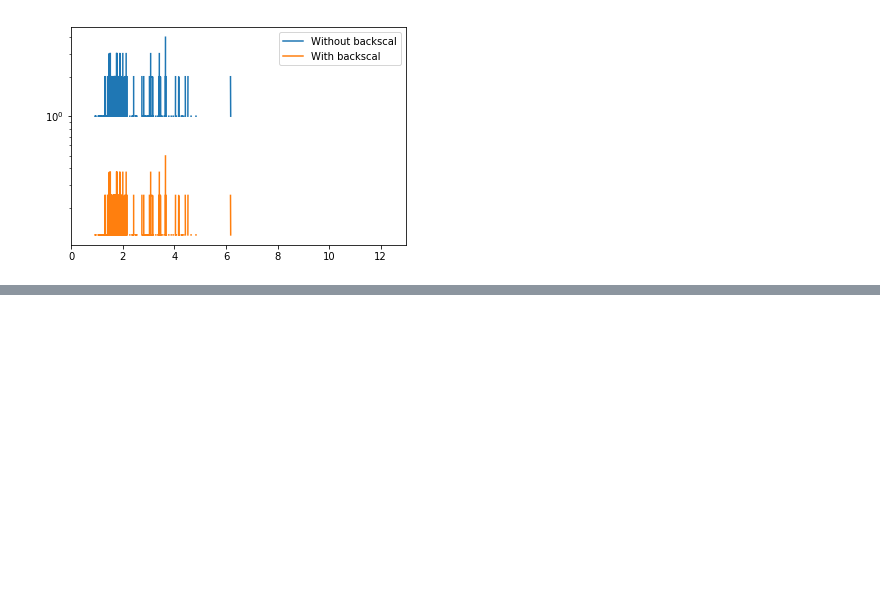
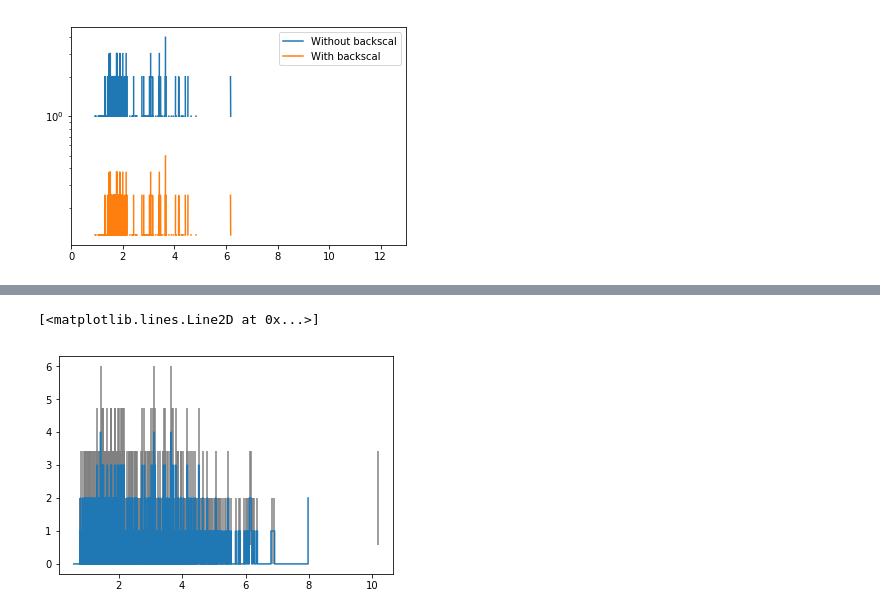
Before and after one commit to eblur/pyxsis, a Jupyter notebook: notebooks/Background_Spectrum.ipynb, the cells around one changed output, grey strips where cells are left out. Drawn from its saved outputs; the diff is of its cells as text; code cells hidden in the pictures; blank space fills up the shorter version.

```diff
--- a/notebooks/Background_Spectrum.ipynb
+++ b/notebooks/Background_Spectrum.ipynb
@@ -70,0 +83,7 @@ plt.legend(loc='upper right')
+# %%
+lo, hi, bkg_cts, bkg_cts_err = mrk421.bin_bkg(usebackscal=False)
+plt.errorbar(0.5*(lo+hi), bkg_cts, yerr=bkg_cts_err, ls='', color='0.5')
+plt.step(lo, bkg_cts, where='post')
+# %% [output]
+[<matplotlib.lines.Line2D at 0x...>]
+[figure, added]
```
Also changed, not shown: parts of 9 cells of this notebook, 1 other file.
